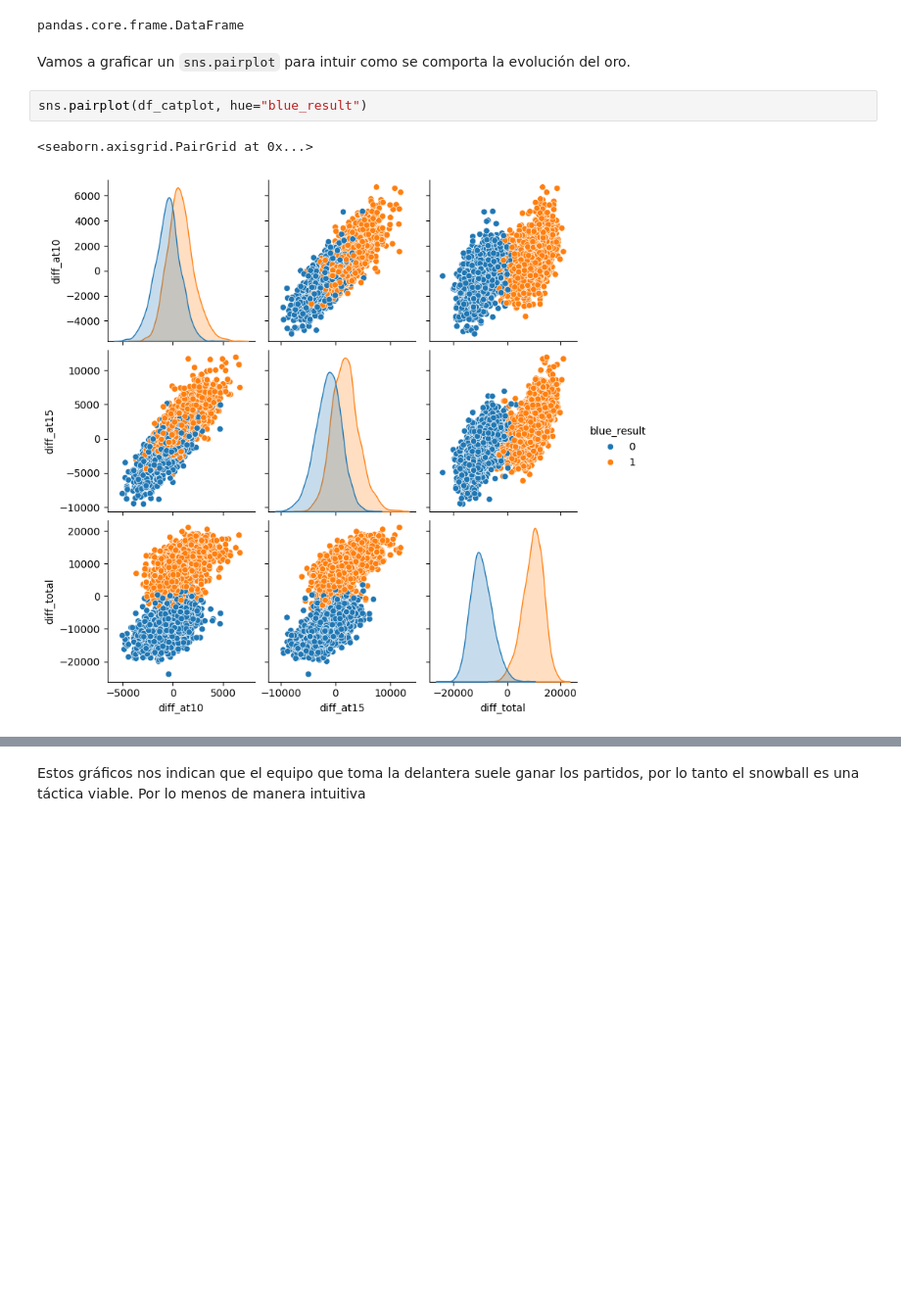
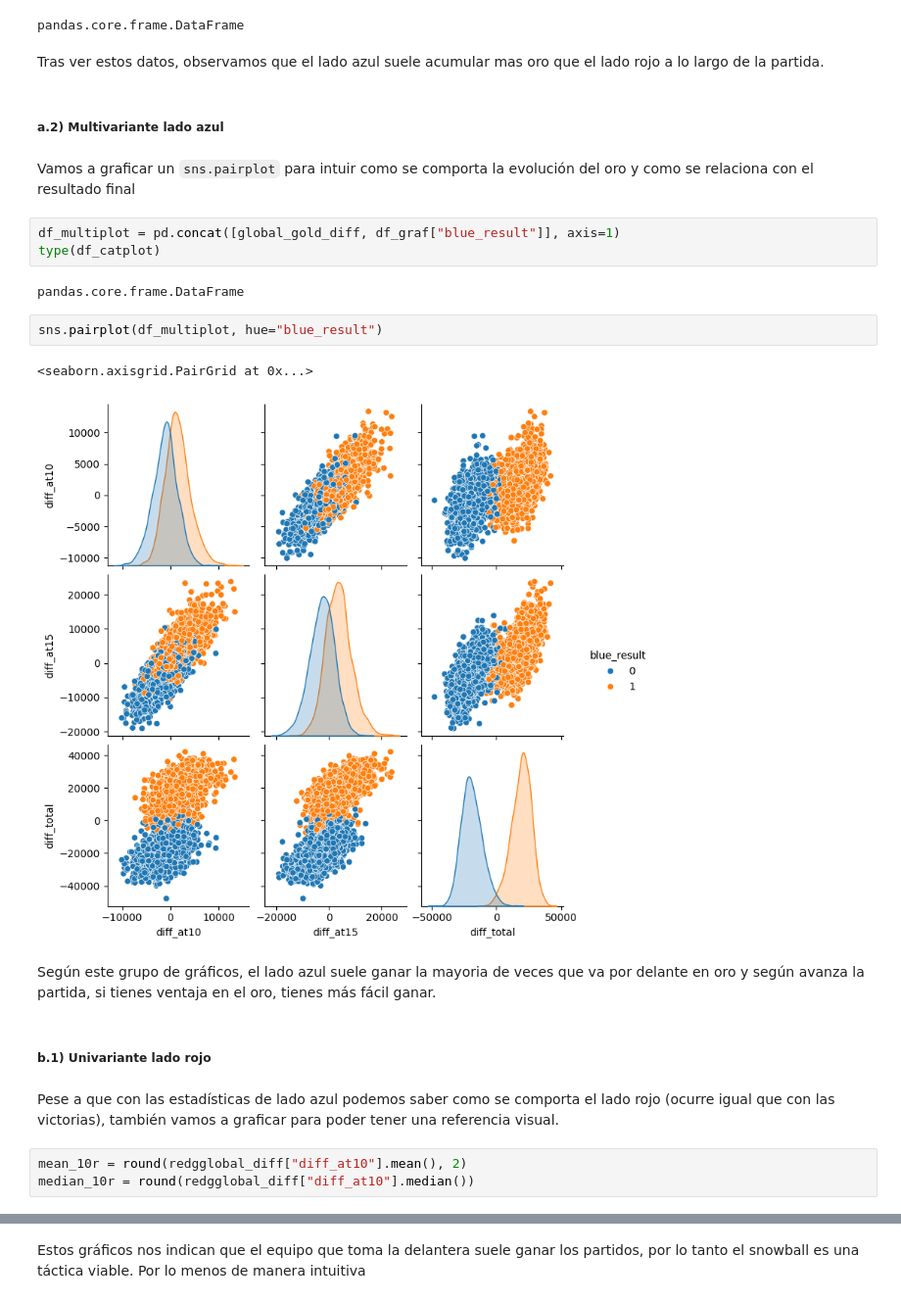
Before and after one commit to CamiloAPB/EDA_DS, a Jupyter notebook: Src/Notebooks/Exploracion_inicial.ipynb, the cells around one changed output, grey strips where cells are left out. Shown at 98% size. Cells and saved outputs as stored; diff of their text form; blank space fills up the shorter version.

Commit message:
initial_graphic_minim_accomplished

```diff
--- a/Src/Notebooks/Exploracion_inicial.ipynb
+++ b/Src/Notebooks/Exploracion_inicial.ipynb
@@ -684,10 +819,28 @@ df_catplot = pd.concat([global_gold_diff, df_graf["blue_result"]], axis=1)
 type(df_catplot)
 # %% [output]
 pandas.core.frame.DataFrame
+# %% [markdown]
+Tras ver estos datos, observamos que el lado azul suele acumular mas oro que el lado rojo a lo largo de la partida.
+# %% [markdown]
+##### a.2\) Multivariante lado azul
 # %% [markdown]
-Vamos a graficar un ``sns.pairplot`` para intuir como se comporta la evolución del oro.
+Vamos a graficar un ``sns.pairplot`` para intuir como se comporta la evolución del oro y como se relaciona con el resultado final
+# %%
+df_multiplot = pd.concat([global_gold_diff, df_graf["blue_result"]], axis=1)
+type(df_catplot)
+# %% [output]
+pandas.core.frame.DataFrame
 # %%
-sns.pairplot(df_catplot, hue="blue_result")
+sns.pairplot(df_multiplot, hue="blue_result")
 # %% [output]
 <seaborn.axisgrid.PairGrid at 0x...>
-[figure, old version]
+[figure, new version]
+# %% [markdown]
+Según este grupo de gráficos, el lado azul suele ganar la mayoria de veces que va por delante en oro y según avanza la partida, si tienes ventaja en el oro, tienes más fácil ganar.
+# %% [markdown]
+##### b.1\) Univariante lado rojo
+# %% [markdown]
+Pese a que con las estadísticas de lado azul podemos saber como se comporta el lado rojo (ocurre igual que con las victorias), también vamos a graficar para poder tener una referencia visual.
+# %%
+mean_10r = round(redgglobal_diff["diff_at10"].mean(), 2)
+median_10r = round(redgglobal_diff["diff_at10"].median())
```
Also changed, not shown: parts of 85 cells of this notebook, 4 other files.
